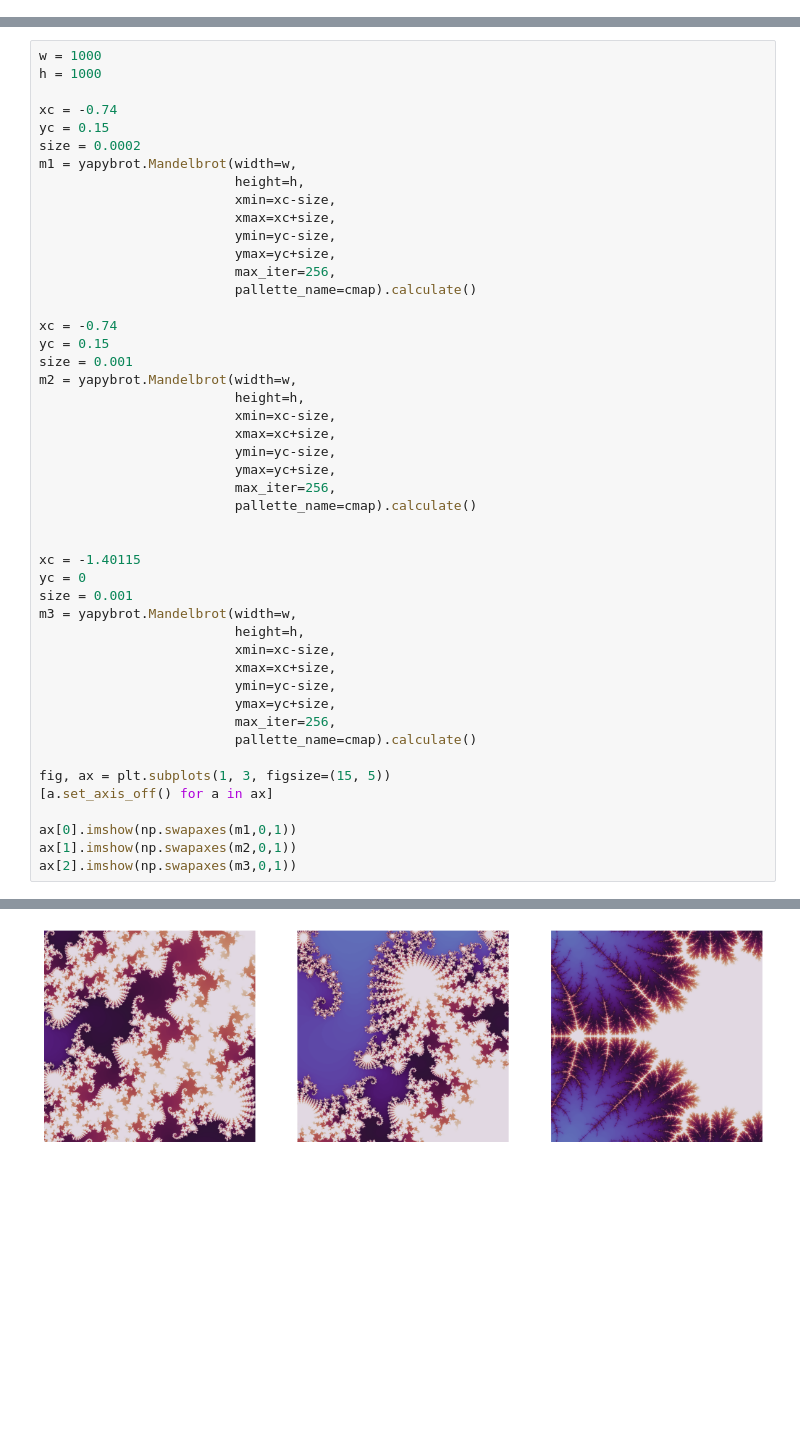
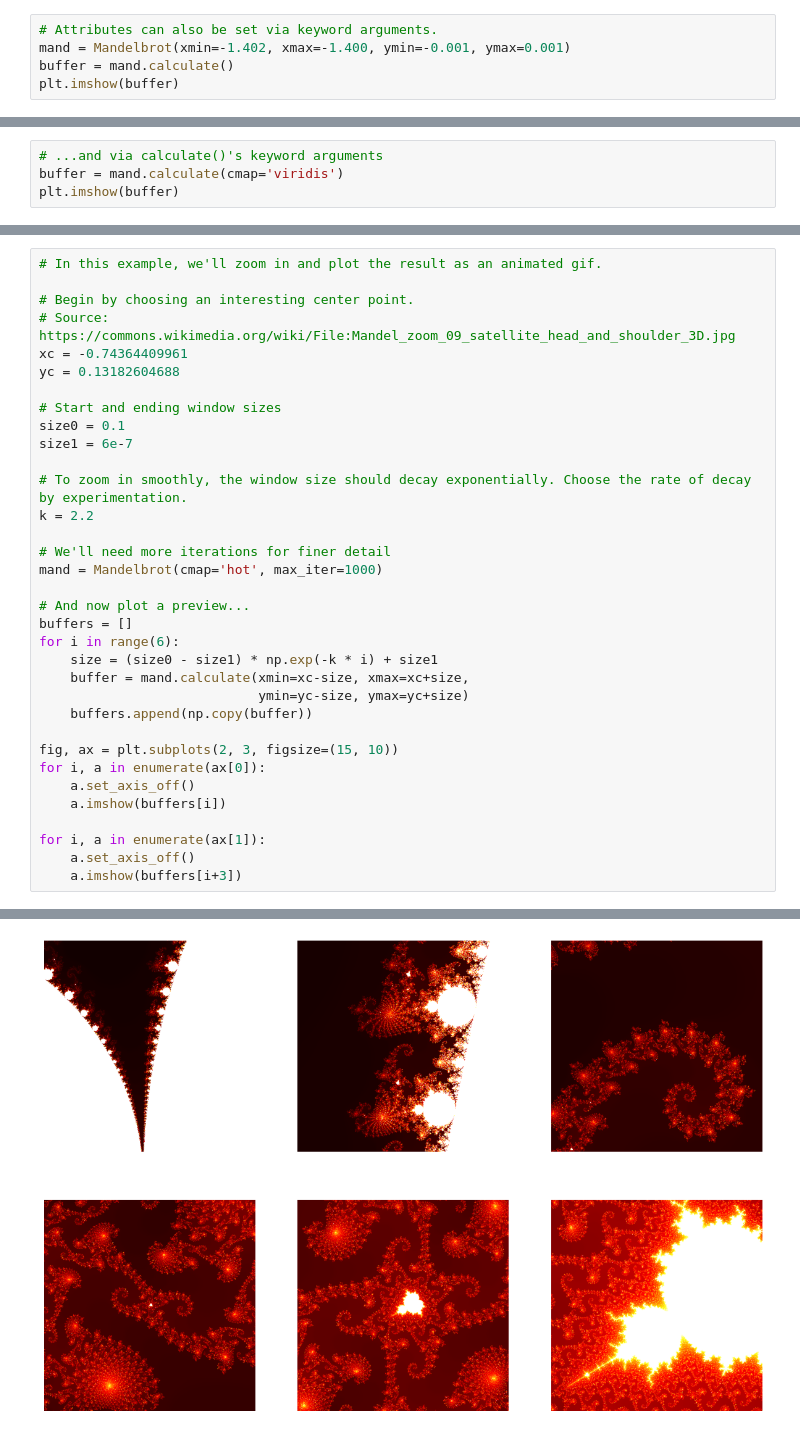
Before and after one commit to rustygentile/yapybrot, a Jupyter notebook: examples/demo.ipynb, the cells around one changed output, grey strips where cells are left out. Cells and saved outputs as stored; diff of their text form; blank space fills up the shorter version.

```diff
--- a/examples/demo.ipynb
+++ b/examples/demo.ipynb
@@ -11,0 +37,5 @@ mpl.colormaps[cmap]
+# %%
+# Attributes can also be set via keyword arguments.
+mand = Mandelbrot(xmin=-1.402, xmax=-1.400, ymin=-0.001, ymax=0.001)
+buffer = mand.calculate()
+plt.imshow(buffer)
@@ -11,0 +45,4 @@ mpl.colormaps[cmap]
+# %%
+# ...and via calculate()'s keyword arguments
+buffer = mand.calculate(cmap='viridis')
+plt.imshow(buffer)
@@ -12,48 +54,35 @@ mpl.colormaps[cmap]
 # %%
-w = 1000
-h = 1000
+# In this example, we'll zoom in and plot the result as an animated gif.
 
-xc = -0.74
-yc = 0.15
-size = 0.0002
-m1 = yapybrot.Mandelbrot(width=w,
-                         height=h,
-                         xmin=xc-size,
-                         xmax=xc+size,
-                         ymin=yc-size,
-                         ymax=yc+size,
-                         max_iter=256,
-                         pallette_name=cmap).calculate()
+# Begin by choosing an interesting center point.
+# Source: https://commons.wikimedia.org/wiki/File:Mandel_zoom_09_satellite_head_and_shoulder_3D.jpg
+xc = -0.74364409961
+yc = 0.13182604688
 
-xc = -0.74
-yc = 0.15
-size = 0.001
-m2 = yapybrot.Mandelbrot(width=w,
-                         height=h,
-                         xmin=xc-size,
-                         xmax=xc+size,
-                         ymin=yc-size,
-                         ymax=yc+size,
-                         max_iter=256,
-                         pallette_name=cmap).calculate()
+# Start and ending window sizes
+size0 = 0.1
+size1 = 6e-7
 
+# To zoom in smoothly, the window size should decay exponentially. Choose the rate of decay by experimentation.
+k = 2.2
 
-xc = -1.40115
-yc = 0
-size = 0.001
-m3 = yapybrot.Mandelbrot(width=w,
-                         height=h,
-                         xmin=xc-size,
-                         xmax=xc+size,
-                         ymin=yc-size,
-                         ymax=yc+size,
-                         max_iter=256,
-                         pallette_name=cmap).calculate()
+# We'll need more iterations for finer detail
+mand = Mandelbrot(cmap='hot', max_iter=1000)
 
-fig, ax = plt.subplots(1, 3, figsize=(15, 5))
-[a.set_axis_off() for a in ax]
+# And now plot a preview...
+buffers = []
+for i in range(6):
+    size = (size0 - size1) * np.exp(-k * i) + size1
+    buffer = mand.calculate(xmin=xc-size, xmax=xc+size,
+                            ymin=yc-size, ymax=yc+size)
+    buffers.append(np.copy(buffer))
 
-ax[0].imshow(np.swapaxes(m1,0,1))
-ax[1].imshow(np.swapaxes(m2,0,1))
-ax[2].imshow(np.swapaxes(m3,0,1))
+fig, ax = plt.subplots(2, 3, figsize=(15, 10))
+for i, a in enumerate(ax[0]):
+    a.set_axis_off()
+    a.imshow(buffers[i])
+
+for i, a in enumerate(ax[1]):
+    a.set_axis_off()
+    a.imshow(buffers[i+3])
 # %% [output]
@@ -61 +89 @@ ax[2].imshow(np.swapaxes(m3,0,1))
-[figure, old version]
+[figure, new version]
```
Also changed, not shown: parts of 11 cells of this notebook, 6 other files.
